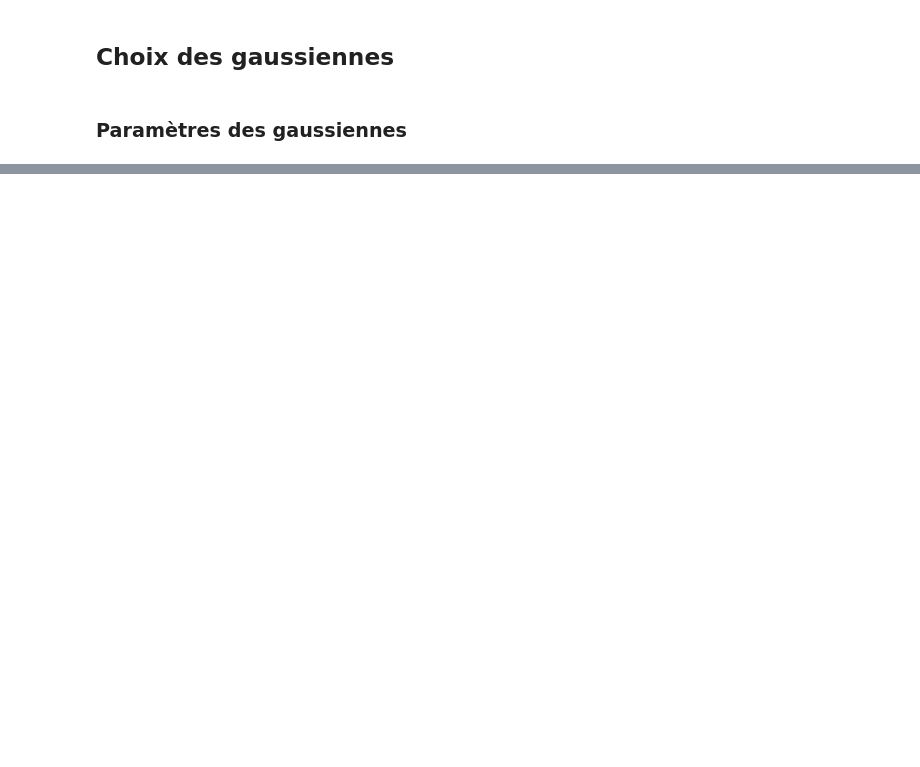
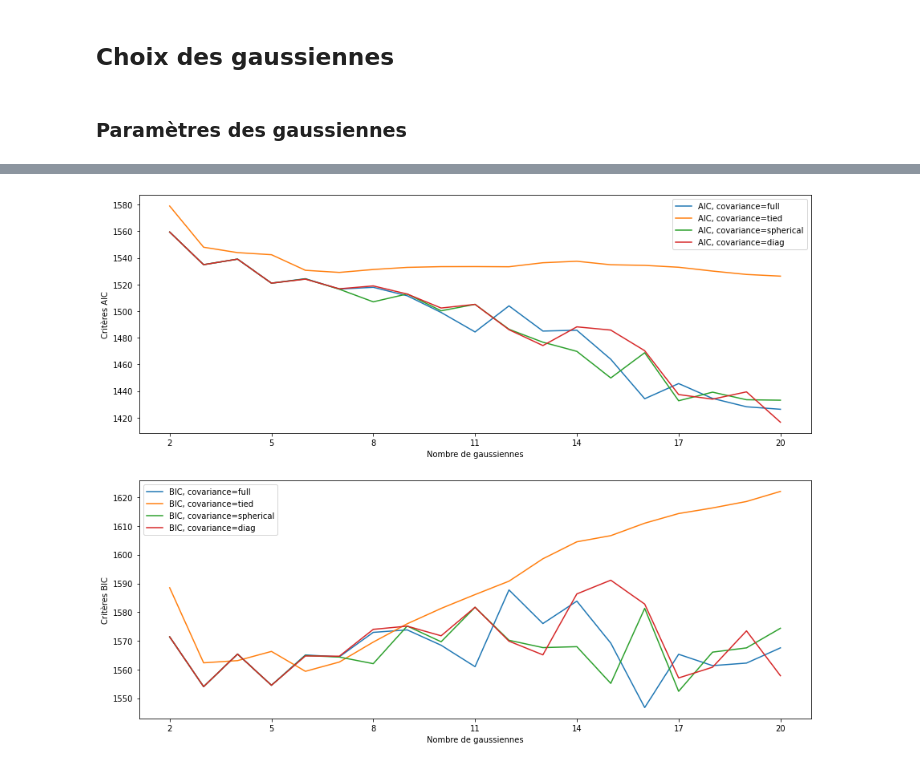
Before and after one commit to LoanSarazin/sdia-estimation, a Jupyter notebook: TP2/Galaxies_SARAZIN.ipynb, the cells around one changed output, grey strips where cells are left out. Saved outputs shown, nothing was run; the diff lists cells and outputs as text; code cells hidden in the pictures; blank space fills up the shorter version.

Commit message:
TP2, adding AIC, AICc and BIC criterions and analysis

```diff
--- a/TP2/Galaxies_SARAZIN.ipynb
+++ b/TP2/Galaxies_SARAZIN.ipynb
@@ -271,0 +342,38 @@ plt.show()
+# %%
+nb_gaussian = range(2, 21)
+covariance = ['full', 'tied', 'spherical', 'diag']
+
+AIC_tot, AICc_tot, BIC_tot = [], [], []
+for cov in covariance :
+    AIC, AICc, BIC = [], [], []
+    for nb in nb_gaussian :
+        gm = GaussianMixture(n_components=nb, covariance_type=cov, n_init=30).fit(velocity.reshape(-1, 1))
+        aic = gm.aic(velocity.reshape(-1, 1))
+        AIC.append(aic)
+        AICc.append(aic + (2*3*nb*(3*nb + 1))/(nb_vel - 3*nb - 1))
+        BIC.append(gm.bic(velocity.reshape(-1, 1)))
+    AIC_tot.append(AIC)
+    AICc_tot.append(AICc)
+    BIC_tot.append(BIC)
+AIC_tot, AICc_tot, BIC_tot = np.array(AIC_tot), np.array(AICc_tot), np.array(BIC_tot)
+# %%
+plt.figure(figsize=(15, 12))
+
+plt.subplot(211)
+for i in range(len(covariance)) :
+    plt.plot(nb_gaussian, AIC_tot[i], label=f'AIC, covariance={covariance[i]}')
+plt.xlabel("Nombre de gaussiennes")
+plt.xticks([2, 5, 8, 11, 14, 17, 20])
+plt.ylabel("Critères AIC")
+plt.legend()
+
+plt.subplot(212)
+for i in range(len(covariance)) :
+    plt.plot(nb_gaussian, BIC_tot[i], label=f'BIC, covariance={covariance[i]}')
+plt.xlabel("Nombre de gaussiennes")
+plt.xticks([2, 5, 8, 11, 14, 17, 20])
+plt.ylabel("Critères BIC")
+plt.legend()
+plt.show()
+# %% [output]
+[figure, added]
```
Also changed, not shown: parts of 23 cells of this notebook.
